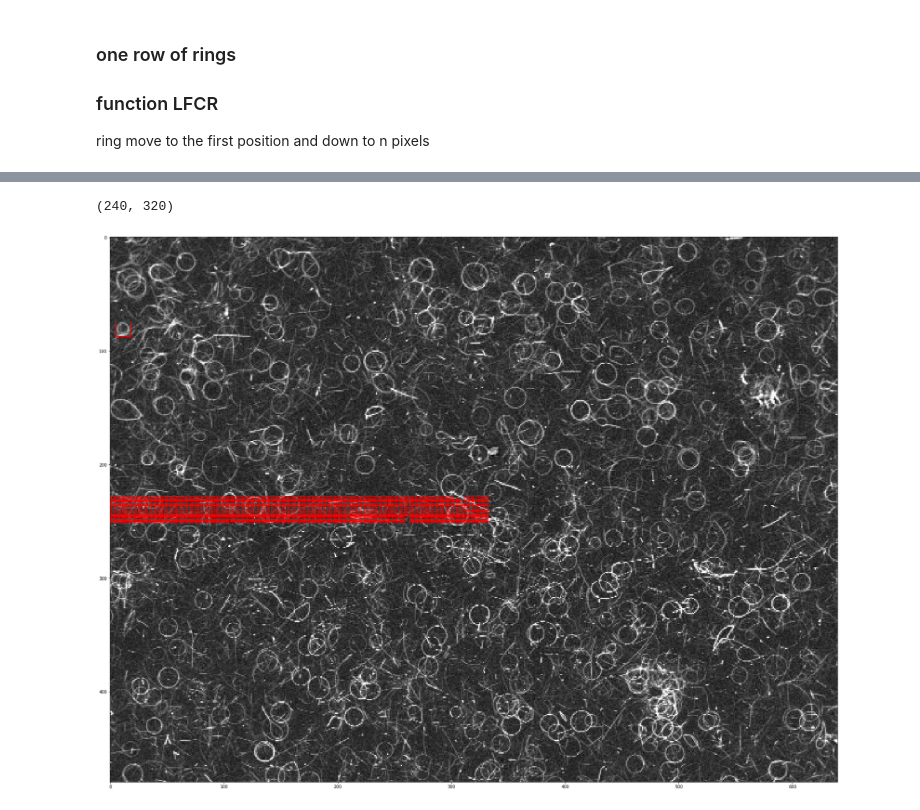
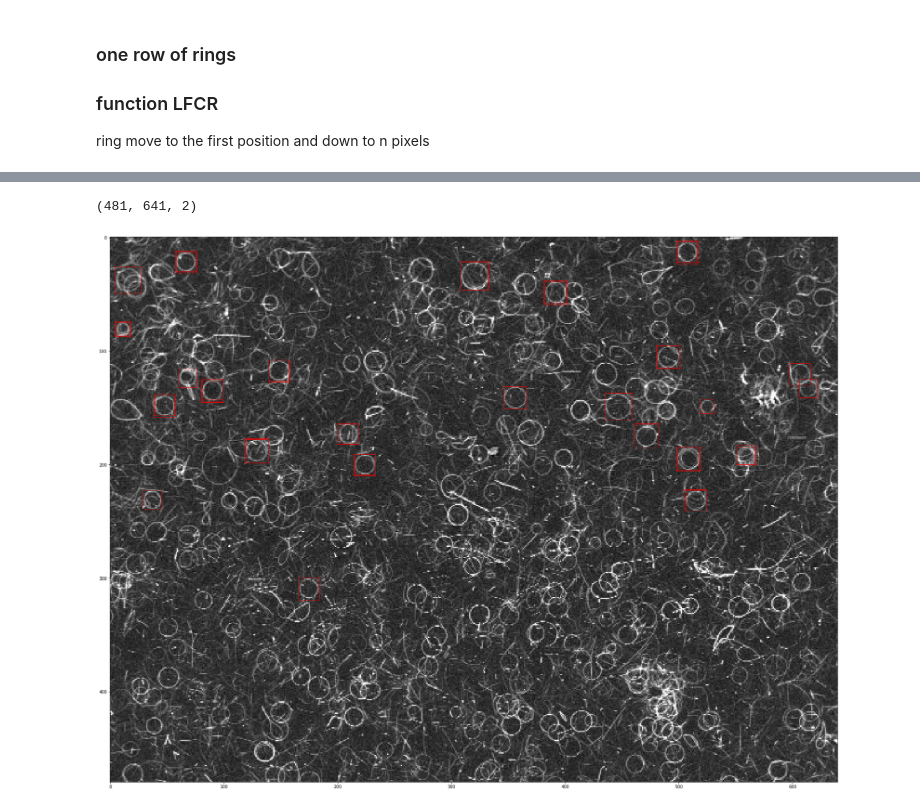
Before and after one commit to andrew-veriga/MathForML, a Jupyter notebook: StridedCoffieCircles.ipynb, the cells around one changed output, grey strips where cells are left out. Cells and saved outputs as stored; diff of their text form; code cells hidden in the pictures.

```diff
--- a/StridedCoffieCircles.ipynb
+++ b/StridedCoffieCircles.ipynb
@@ -69,14 +69,14 @@ print (Image.shape)
 # %%
 firstX=1
 firstY=1
-MaxSize = Image.shape[0]//12
+MaxSize = 24
 MinSize = 10
 Contrast = .18
 Variance = 0.03
 Thick = .8
 FoundCircles = np.array([0,3])
 _DEBUG_=False
-ImageSize = (480//2,640//2)
+ImageSize = Image.shape#(480//2,640//2)
 # %%
 # from scipy.spatial import distance
 # for i in range(0,a.shape[0]):
@@ -189,21 +182,29 @@ True
 ### function LFCR
 ring move to the first position and down to n pixels
 # %%
+rest = 1
 def strides(_image, _gridshape):
   #make strided submatrices
+  # int((_gridshape[0] % 2 == 0))
+  view_shape = (_image.shape[0]+ rest,_image.shape[1]+ rest) + _gridshape
 
-  view_shape = _image.shape + _gridshape#(ImageSize[0],ImageSize[1], sub_shape[0] , sub_shape[1] )
   strides = _image.strides + _image.strides
+  # print(view_shape)
   return np.lib.stride_tricks.as_strided(_image,view_shape,strides)
 # %%
-  image_area=np.copy(Image[:ImageSize[0],:ImageSize[1]])
-  # FoundCircles=np.empty([0,3 ],np.int32)
-  size = 13
-# for size in range(MinSize,MaxSize+1):
+MinSize, MaxSize = (12,30)
+image_area=np.copy(Image[:ImageSize[0],:ImageSize[1]])
+
+size = MinSize
+mask = getMask( size, Thick )
+sub_matrices = strides(image_area,mask.shape)
+FoundCircles=vecCircleFound(sub_matrices, mask)
+for size in range(MinSize+1,MaxSize+1):
   mask = getMask( size, Thick )
   print('size '+str(size))
+
   sub_matrices = strides(image_area,mask.shape)
-  FoundCircles = vecCircleFound(sub_matrices, mask)
+  FoundCircles = np.dstack([FoundCircles, vecCircleFound(sub_matrices, mask)])
   #for y in range(0,Image.shape[0]-size):
   #  for x in range(0, Image.shape[1] - size):
   #    square = Image[y:y+size, x:x+size]
@@ -222,7 +240,7 @@ size 13
 # %%
 FoundCircles.shape
 # %% [output]
-(240, 320)
+(481, 641, 2)
 # %%
 from tempfile import TemporaryFile
 
@@ -231,18 +249,19 @@ np.save('foundCircles', FoundCircles)
 # %%
 import matplotlib.patches as patches
 
 fig, ax = plt.subplots(figsize=(32, 24))
 ax.imshow(Image,cmap=plt.get_cmap('gray') )
 # Create a Rectangle patch
 
 for y in range(FoundCircles.shape[0]):
   for x in range(FoundCircles.shape[1]):
-    if (FoundCircles[y,x]):
-      rect = patches.Rectangle((x,y),size,size,linewidth=1,edgecolor='r',facecolor='none')
-      ax.add_patch(rect)
+    for s in range(MinSize,MaxSize+1):
+      if (FoundCircles[y,x, s-MinSize]):
+        rect = patches.Rectangle((x,y),s,s,linewidth=1,edgecolor='r',facecolor='none')
+        ax.add_patch(rect)
 plt.show(fig)
 # %% [output]
-[figure, old version]
+[figure, new version]
 # %%
 #[(30, 101), 40]
 y=101
```
Also changed, not shown: parts of 5 cells of this notebook.
